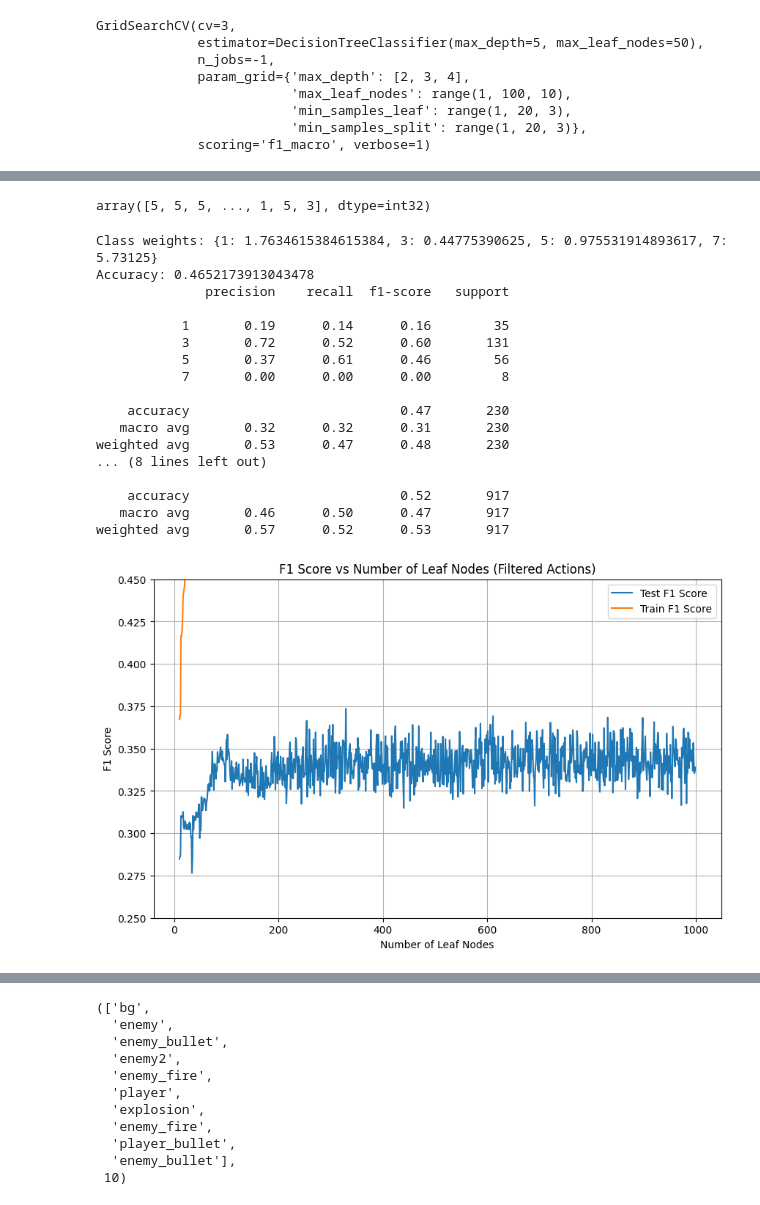
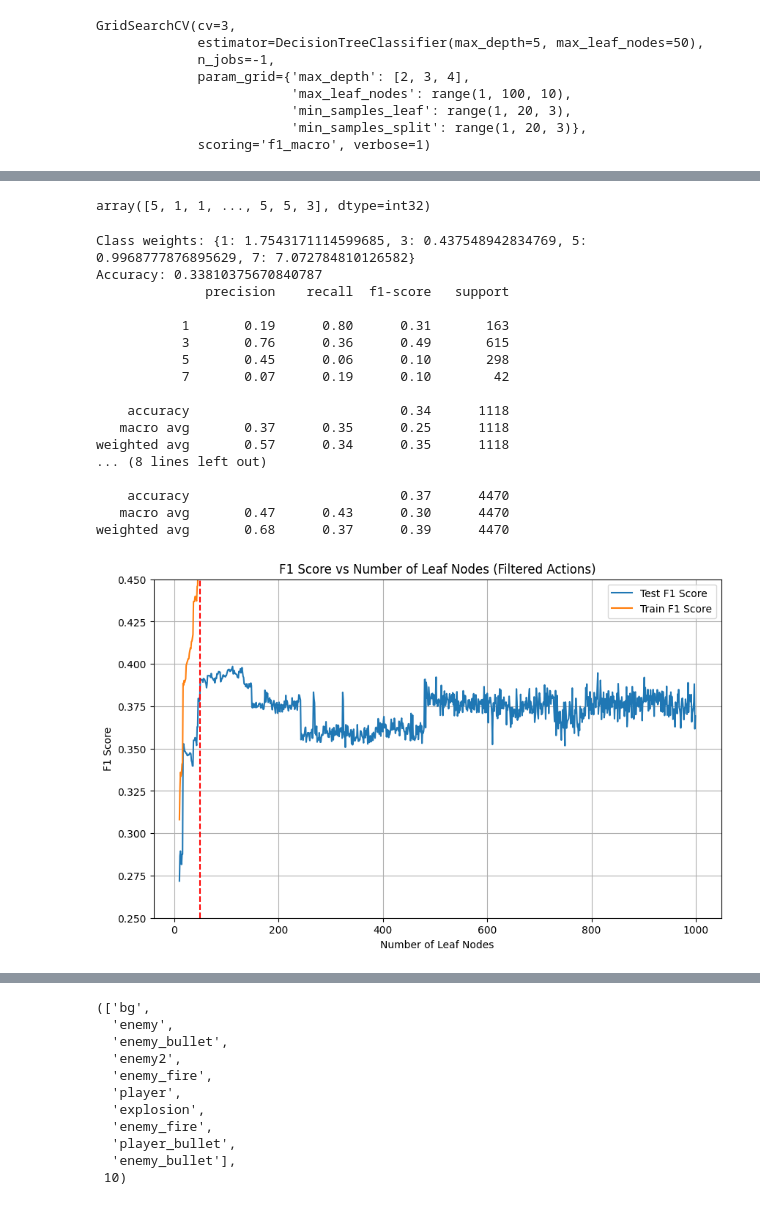
Before and after one commit to Lord225/explain-rl, a Jupyter notebook: explain/train-explainable-tree.ipynb, the cells around one changed output, grey strips where cells are left out. Saved outputs shown, nothing was run; the diff lists cells and outputs as text; code cells hidden in the pictures.

```diff
--- a/explain/train-explainable-tree.ipynb
+++ b/explain/train-explainable-tree.ipynb
@@ -89,3 +88,11 @@ ViT(
   (to_latent): Identity()
   (mlp_head): Linear(in_features=64, out_features=64, bias=True)
 )
+# %%
+### 50_000
+ALOT_OF_DATA = len(observations)
+SOME_DATA = min(10000, len(observations))
+MORE_DATA = min(20000, len(observations))
+A_LITTLE_DATA = min(5000, len(observations))
+
+A_LITTLE_DATA
@@ -339,14 +336,14 @@ def train_model(model, X_train, y_train, X_test, y_test):
     y_pred_train = model.predict(X_train)
     return f1_score(y_test, y_pred, average='macro'), f1_score(y_train, y_pred_train, average='macro')
 
-leaf_nodes = tqdm.trange(10, 1000, 1)
+leaf_nodes = tqdm.trange(10, 1000, 5)
 
 from joblib import parallel_backend
 
 with parallel_backend('loky'):
     f1_scores = list(tqdm.tqdm(
         Parallel(n_jobs=-1)(
-            delayed(train_model)(tree.DecisionTreeClassifier(max_leaf_nodes=i), X_train, y_train, X_test, y_test)
+            delayed(train_model)(tree.DecisionTreeClassifier(max_leaf_nodes=i), X_train[:ALOT_OF_DATA], y_train[:ALOT_OF_DATA], X_test, y_test)
             for i in leaf_nodes
         ),
         total=len(leaf_nodes)
@@ -604,7 +604,7 @@ segmented_filtred = segmented[mask]
 # %%
 actions_filted
 # %% [output]
-array([5, 5, 5, ..., 1, 5, 3], dtype=int32)
+array([5, 1, 1, ..., 5, 5, 3], dtype=int32)
 # %%
 # train tree now
 
@@ -639,23 +639,23 @@ print(classification_report(y_test, y_pred))
 print("Report Train")
 print(classification_report(y_train, y_pred_train))
 # %% [output]
-Class weights: {1: 1.7634615384615384, 3: 0.44775390625, 5: 0.975531914893617, 7: 5.73125}
-Accuracy: 0.4652173913043478
+Class weights: {1: 1.7543171114599685, 3: 0.437548942834769, 5: 0.9968777876895629, 7: 7.072784810126582}
+Accuracy: 0.33810375670840787
               precision    recall  f1-score   support
 
-           1       0.19      0.14      0.16        35
-           3       0.72      0.52      0.60       131
-           5       0.37      0.61      0.46        56
-           7       0.00      0.00      0.00         8
+           1       0.19      0.80      0.31       163
+           3       0.76      0.36      0.49       615
+           5       0.45      0.06      0.10       298
+           7       0.07      0.19      0.10        42
 
-    accuracy                           0.47       230
-   macro avg       0.32      0.32      0.31       230
-weighted avg       0.53      0.47      0.48       230
+    accuracy                           0.34      1118
+   macro avg       0.37      0.35      0.25      1118
+weighted avg       0.57      0.34      0.35      1118
 ... (8 lines left out)
 
-    accuracy                           0.52       917
-   macro avg       0.46      0.50      0.47       917
-weighted avg       0.57      0.52      0.53       917
+    accuracy                           0.37      4470
+   macro avg       0.47      0.43      0.30      4470
+weighted avg       0.68      0.37      0.39      4470
 # %%
 leaf_nodes = tqdm.trange(10, 1000, 1)
 
@@ -672,23 +672,24 @@ with parallel_backend('loky'):
 # %%
 # Extract F1 scores for test and train
 f1_scores_test = [score[0] for score in f1_scores]
 f1_scores_train = [score[1] for score in f1_scores]
 
 # Plot the F1 scores
 plt.figure(figsize=(10, 6))
 plt.plot(range(10, 1000, 1), f1_scores_test, label='Test F1 Score')
 plt.plot(range(10, 1000, 1), f1_scores_train, label='Train F1 Score')
 
 # Add labels, title, and legend
 plt.xlabel('Number of Leaf Nodes')
 plt.ylabel('F1 Score')
 plt.title('F1 Score vs Number of Leaf Nodes (Filtered Actions)')
 plt.legend()
+plt.axvline(x=50, color='r', linestyle='--')
 plt.ylim(0.25, 0.45)
 plt.grid()
 plt.show()
 # %% [output]
-[figure, old version]
+[figure, new version]
 # %%
 x = GridSearchCV(
     estimator=tree.DecisionTreeClassifier(class_weight=class_weights),
```
Also changed, not shown: parts of 37 cells of this notebook, 2 other files.
